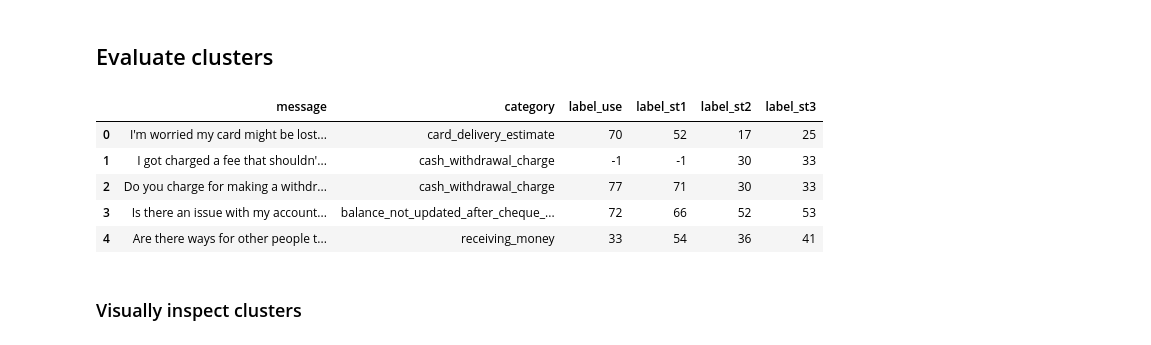
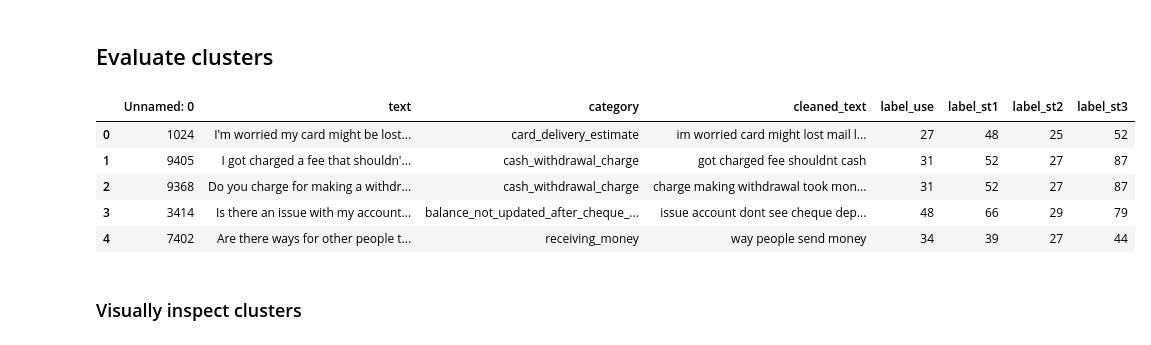
Before and after one commit to dborrelli/chat-intents, a Jupyter notebook: notebooks/05-use.ipynb, the cells around one changed output. Cells and saved outputs as stored; diff of their text form; code cells hidden in the pictures.

```diff
--- a/notebooks/05-use.ipynb
+++ b/notebooks/05-use.ipynb
@@ -317,0 +387,2 @@ label count: 76
+# %%
+best_params_use, trials_use = bayesian_search(embeddings_use, max_evals=100, score='cost')
@@ -317,0 +393,2 @@ label count: 76
+# %%
+best_params_st1, trials_st1 = bayesian_search(embeddings_st1, max_evals=100, score='cost')
@@ -317,0 +399,2 @@ label count: 76
+# %%
+best_params_st2, trials_st2 = bayesian_search(embeddings_st2, max_evals=100, score='cost')
@@ -317,0 +405,2 @@ label count: 76
+# %%
+best_params_st3, trials_st3 = bayesian_search(embeddings_st3, max_evals=100, score='cost')
@@ -342,18 +423,18 @@ def combine_results(data_df, cluster_dict):
 # %%
 cluster_dict = {'label_use': best_clusters_use,
                     'label_st1': best_clusters_st1,
                     'label_st2': best_clusters_st2,
                     'label_st3': best_clusters_st3}
 
-results_df = combine_results(all_intents, cluster_dict)
+results_df = combine_results(data_sample, cluster_dict)
 
 results_df.head()
 # %% [output]
-|  | message | category | label_use | label_st1 | label_st2 | label_st3 |
-| 0 | I'm worried my card might be lost... | card_delivery_estimate | 70 | 52 | 17 | 25 |
-| 1 | I got charged a fee that shouldn'... | cash_withdrawal_charge | -1 | -1 | 30 | 33 |
-| 2 | Do you charge for making a withdr... | cash_withdrawal_charge | 77 | 71 | 30 | 33 |
-| 3 | Is there an issue with my account... | balance_not_updated_after_cheque_... | 72 | 66 | 52 | 53 |
-| 4 | Are there ways for other people t... | receiving_money | 33 | 54 | 36 | 41 |
+|  | Unnamed: 0 | text | category | cleaned_text | label_use | label_st1 | label_st2 | label_st3 |
+| 0 | 1024 | I'm worried my card might be lost... | card_delivery_estimate | im worried card might lost mail l... | 27 | 48 | 25 | 52 |
+| 1 | 9405 | I got charged a fee that shouldn'... | cash_withdrawal_charge | got charged fee shouldnt cash | 31 | 52 | 27 | 87 |
+| 2 | 9368 | Do you charge for making a withdr... | cash_withdrawal_charge | charge making withdrawal took mon... | 31 | 52 | 27 | 87 |
+| 3 | 3414 | Is there an issue with my account... | balance_not_updated_after_cheque_... | issue account dont see cheque dep... | 48 | 66 | 29 | 79 |
+| 4 | 7402 | Are there ways for other people t... | receiving_money | way people send money | 34 | 39 | 27 | 44 |
 # %% [markdown]
 ### Visually inspect clusters
```
Also changed, not shown: parts of 25 cells of this notebook.
